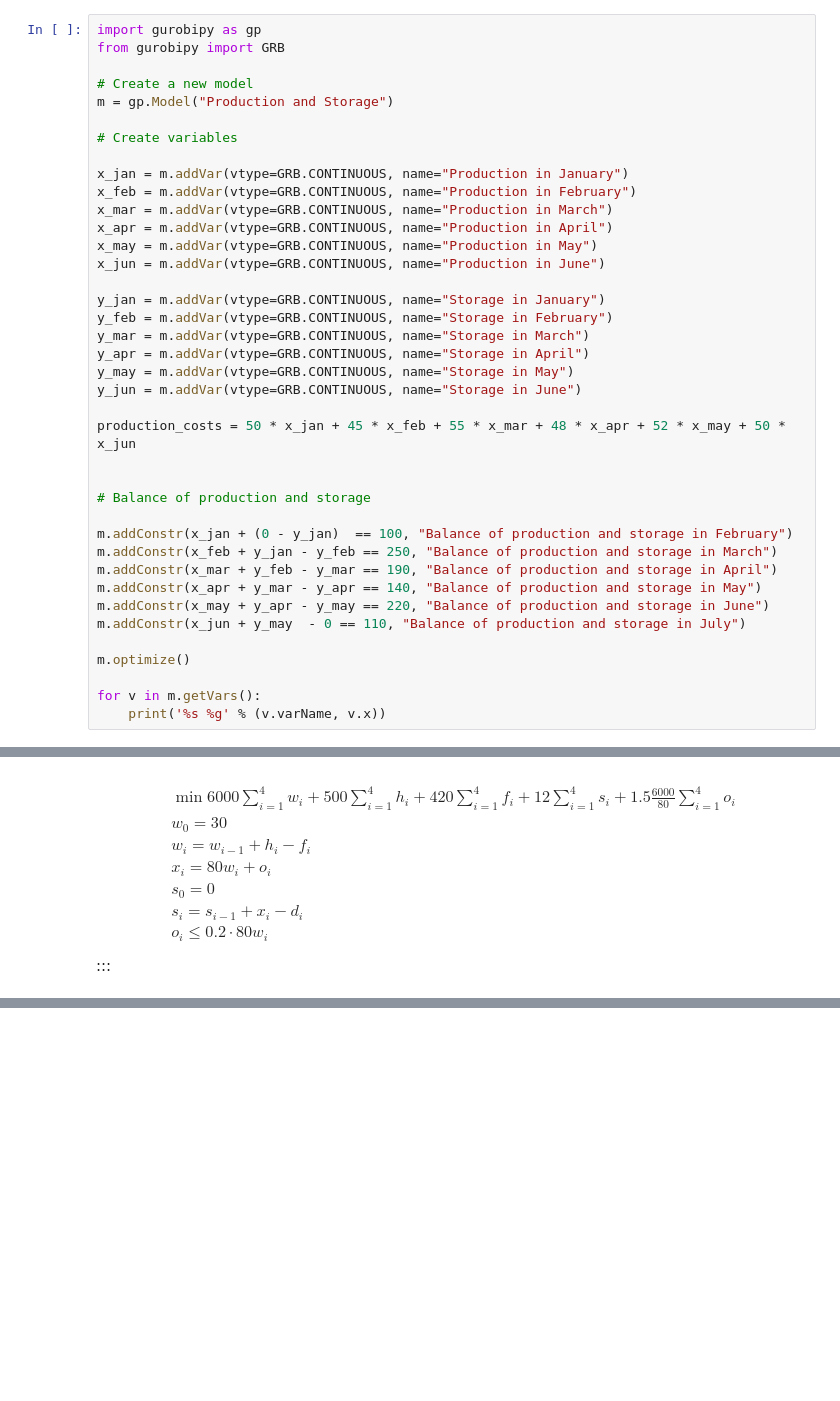
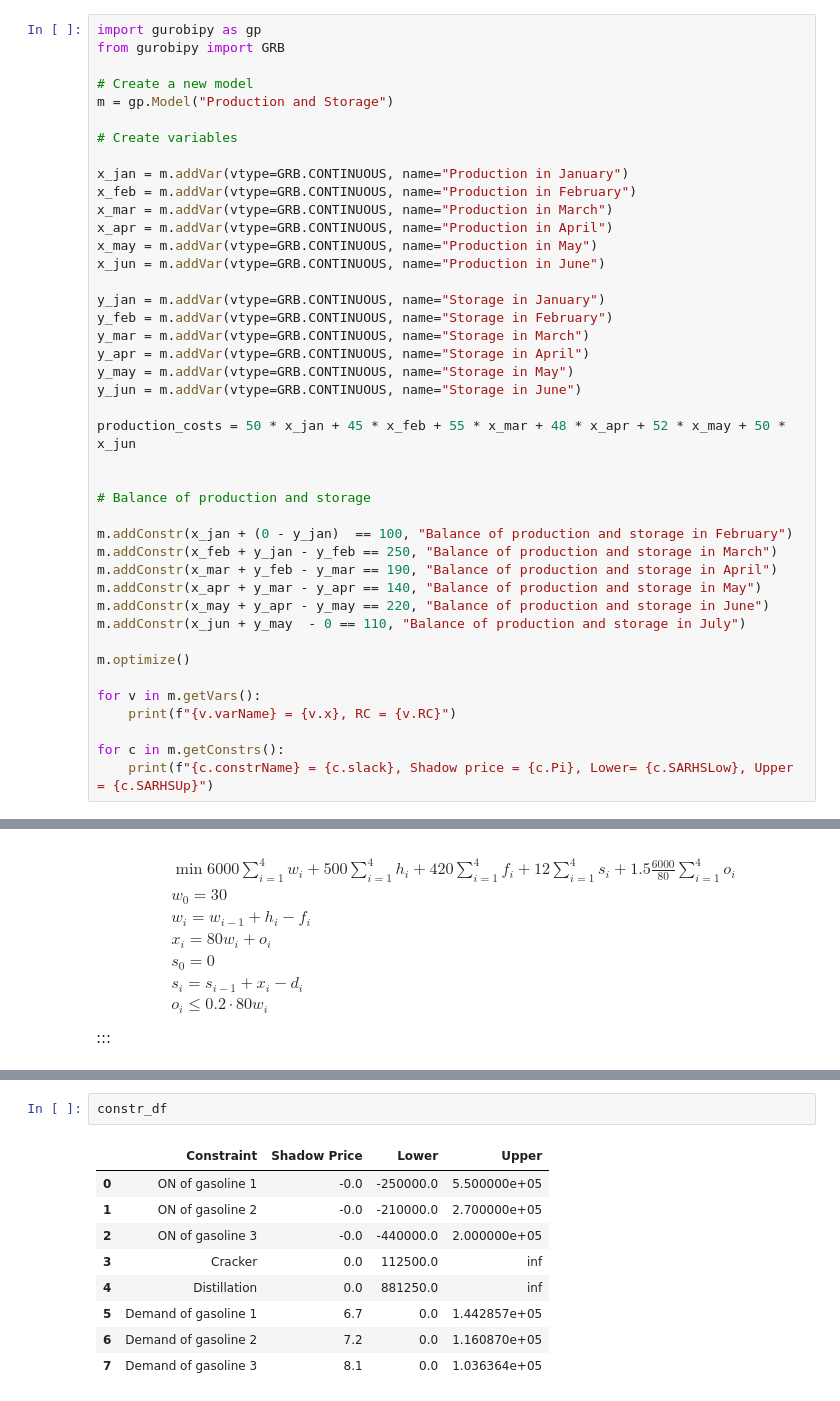
Before and after one commit to febse/opt2024, a Jupyter notebook: 00-Assignments/assignments.ipynb, the cells around one changed output, grey strips where cells are left out. Drawn from its saved outputs; the diff is of its cells as text; blank space fills up the shorter version.

```diff
--- a/00-Assignments/assignments.ipynb
+++ b/00-Assignments/assignments.ipynb
@@ -333,4 +414,7 @@ m.addConstr(x_jun + y_may  - 0 == 110, "Balance of production and storage in Jul
 m.optimize()
 
 for v in m.getVars():
-    print('%s %g' % (v.varName, v.x))
+    print(f"{v.varName} = {v.x}, RC = {v.RC}")
+
+for c in m.getConstrs():
+    print(f"{c.constrName} = {c.slack}, Shadow price = {c.Pi}, Lower= {c.SARHSLow}, Upper = {c.SARHSUp}")
@@ -404,0 +600,12 @@ for v in m.getVars():
+# %%
+constr_df
+# %% [output]
+|  | Constraint | Shadow Price | Lower | Upper |
+| 0 | ON of gasoline 1 | -0.0 | -250000.0 | 5.500000e+05 |
+| 1 | ON of gasoline 2 | -0.0 | -210000.0 | 2.700000e+05 |
+| 2 | ON of gasoline 3 | -0.0 | -440000.0 | 2.000000e+05 |
+| 3 | Cracker | 0.0 | 112500.0 | inf |
+| 4 | Distillation | 0.0 | 881250.0 | inf |
+| 5 | Demand of gasoline 1 | 6.7 | 0.0 | 1.442857e+05 |
+| 6 | Demand of gasoline 2 | 7.2 | 0.0 | 1.160870e+05 |
+| 7 | Demand of gasoline 3 | 8.1 | 0.0 | 1.036364e+05 |
```
Also changed, not shown: parts of 10 cells of this notebook.
